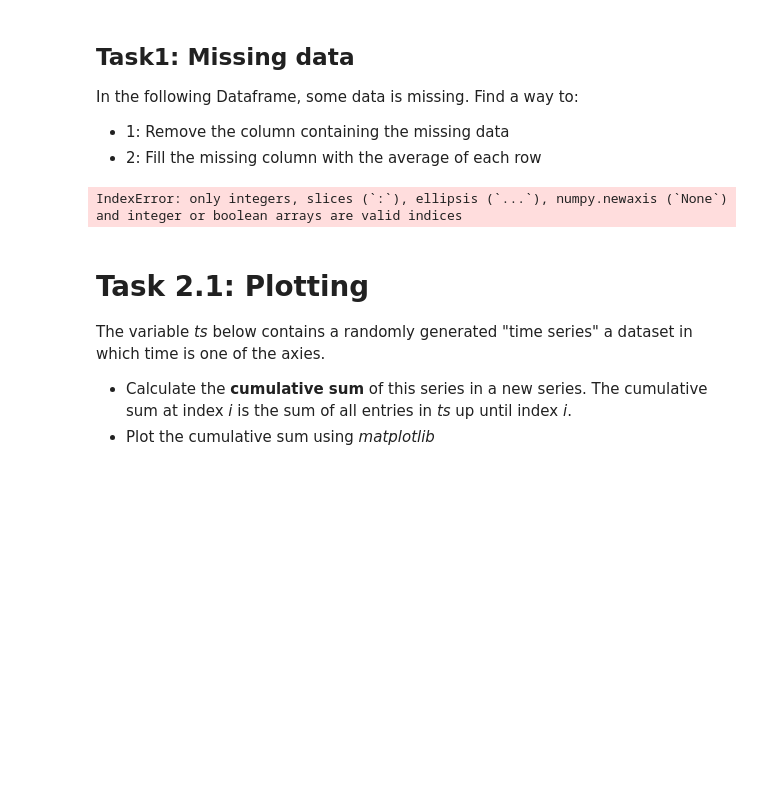
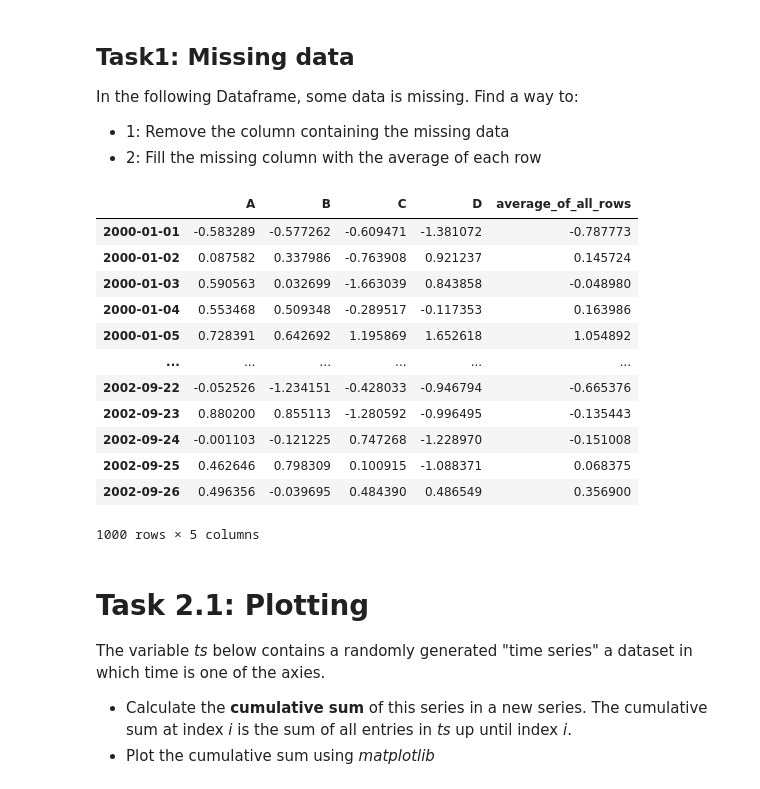
Before and after one commit to LeonaIstrefi/2024uK294_LeIst_author, a Jupyter notebook: demos/02_PandasIntro.ipynb, the cells around one changed output. Cells and saved outputs as stored; diff of their text form; code cells hidden in the pictures; blank space fills up the shorter version.

```diff
--- a/demos/02_PandasIntro.ipynb
+++ b/demos/02_PandasIntro.ipynb
@@ -84,9 +84,22 @@ In the following Dataframe, some data is missing. Find a way to:
 * 2:  Fill the missing column with the average of each row
 # %%
 df1 = df.reindex( columns=list(df.columns))
+df1['average_of_all_rows'] = (df1['A'] + df1['B'] + df1['C'] + df1['D']) / 4
 df1
 # %% [output]
+|  | A | B | C | D | average_of_all_rows |
+| 2000-01-01 | -0.583289 | -0.577262 | -0.609471 | -1.381072 | -0.787773 |
+| 2000-01-02 | 0.087582 | 0.337986 | -0.763908 | 0.921237 | 0.145724 |
+| 2000-01-03 | 0.590563 | 0.032699 | -1.663039 | 0.843858 | -0.048980 |
+| 2000-01-04 | 0.553468 | 0.509348 | -0.289517 | -0.117353 | 0.163986 |
+| 2000-01-05 | 0.728391 | 0.642692 | 1.195869 | 1.652618 | 1.054892 |
+| ... | ... | ... | ... | ... | ... |
+| 2002-09-22 | -0.052526 | -1.234151 | -0.428033 | -0.946794 | -0.665376 |
+| 2002-09-23 | 0.880200 | 0.855113 | -1.280592 | -0.996495 | -0.135443 |
+| 2002-09-24 | -0.001103 | -0.121225 | 0.747268 | -1.228970 | -0.151008 |
+| 2002-09-25 | 0.462646 | 0.798309 | 0.100915 | -1.088371 | 0.068375 |
+| 2002-09-26 | 0.496356 | -0.039695 | 0.484390 | 0.486549 | 0.356900 |
-IndexError: only integers, slices (`:`), ellipsis (`...`), numpy.newaxis (`None`) and integer or boolean arrays are valid indices
+1000 rows × 5 columns
 # %% [markdown]
 # Task 2.1: Plotting
 
```
